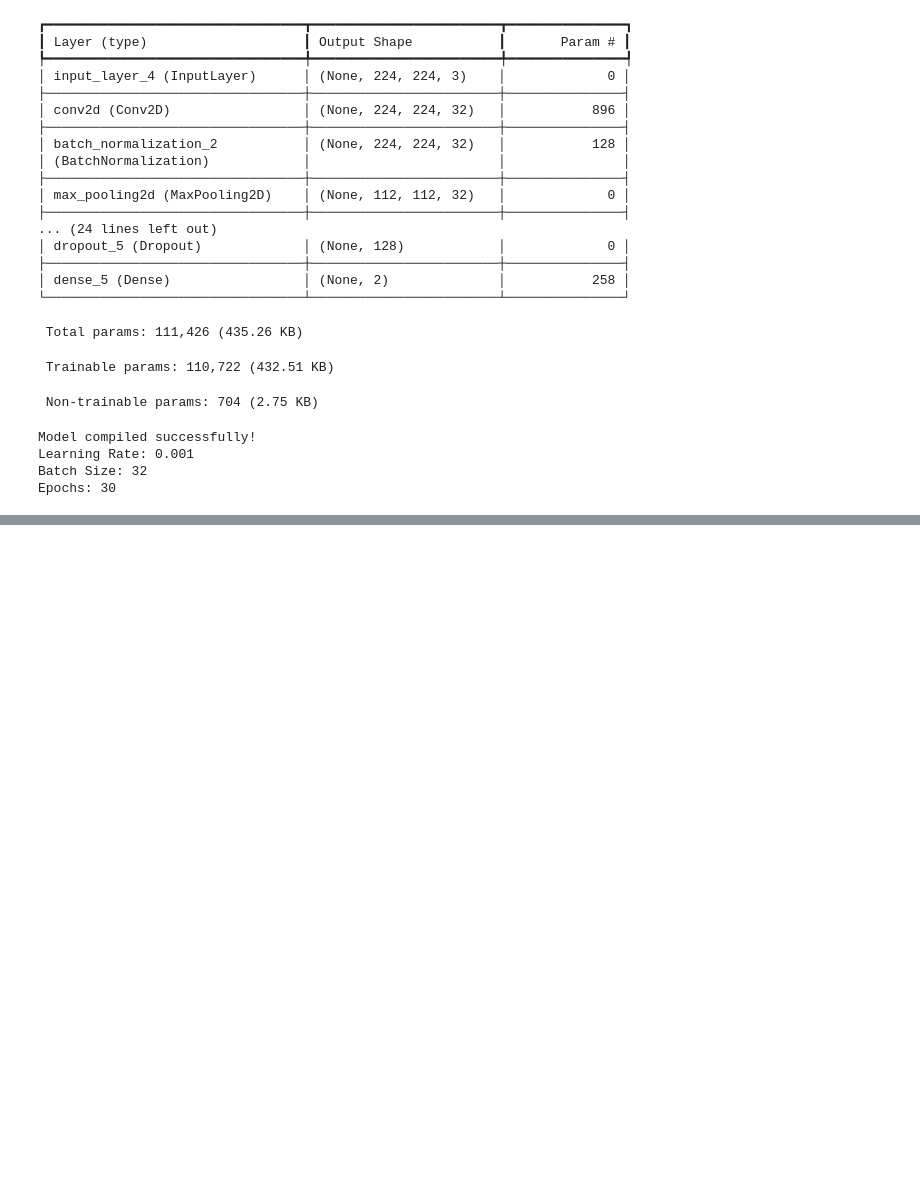
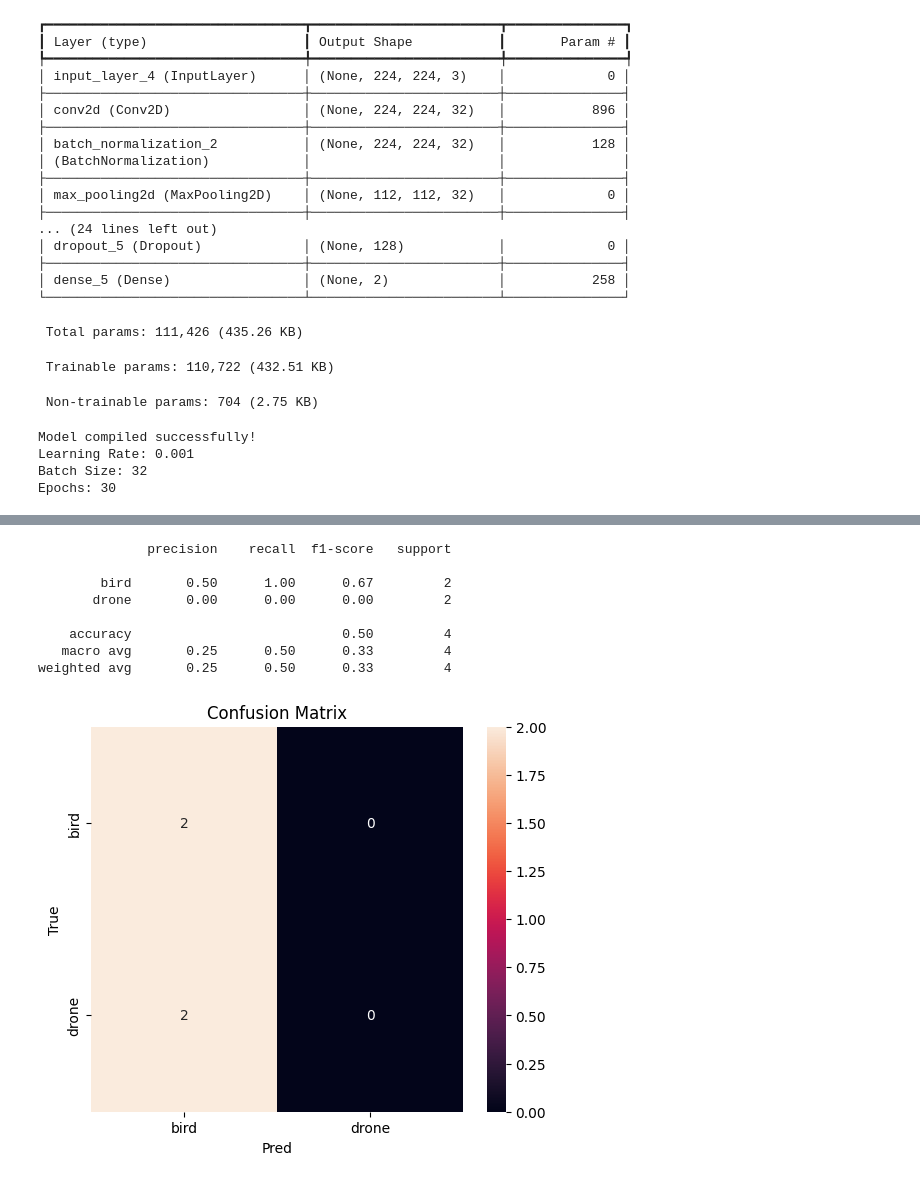
Before and after one commit to SA9572/Aerial_Object_Classification_and_Detection, a Jupyter notebook: notebooks/3_custom_cnn_training.ipynb, the cells around one changed output, grey strips where cells are left out. Drawn from its saved outputs; the diff is of its cells as text; code cells hidden in the pictures; blank space fills up the shorter version.

```diff
--- a/notebooks/3_custom_cnn_training.ipynb
+++ b/notebooks/3_custom_cnn_training.ipynb
@@ -238,0 +260,23 @@ NameError: name 'history' is not defined
+# %%
+# load best model to be safe
+best = tf.keras.models.load_model(MODELS_DIR/"best_model.h5")
+y_true = []
+y_pred = []
+
+for x_batch, y_batch in test_ds:
+    preds = best.predict(x_batch)
+    y_true.extend(y_batch.numpy().tolist())
+    y_pred.extend(np.argmax(preds, axis=1).tolist())
+
+from sklearn.metrics import classification_report, confusion_matrix
+report = classification_report(y_true, y_pred, target_names=class_names)
+print(report)
+with open(MODELS_DIR/"cnn_report.txt","w") as f:
+    f.write(report)
+
+cm = confusion_matrix(y_true, y_pred)
+plt.figure(figsize=(6,5))
+sns.heatmap(cm, annot=True, fmt="d", xticklabels=class_names, yticklabels=class_names)
+plt.xlabel("Pred"); plt.ylabel("True"); plt.title("Confusion Matrix")
+plt.show()
+# %% [output]
@@ -238,0 +286,9 @@ NameError: name 'history' is not defined
+              precision    recall  f1-score   support
+
+        bird       0.50      1.00      0.67         2
+       drone       0.00      0.00      0.00         2
+
+    accuracy                           0.50         4
+   macro avg       0.25      0.50      0.33         4
+weighted avg       0.25      0.50      0.33         4
+[figure, added]
```
Also changed, not shown: parts of 6 cells of this notebook, 31 other files.
